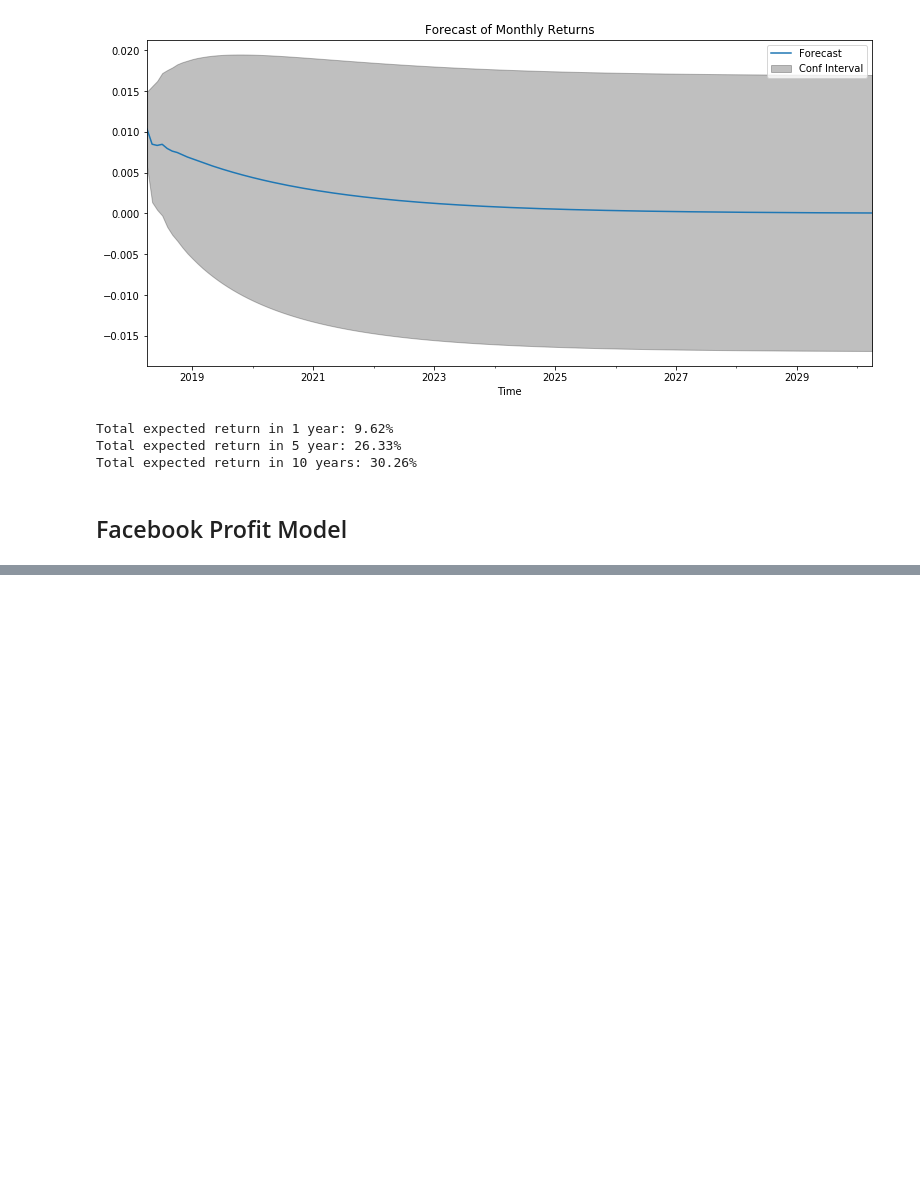
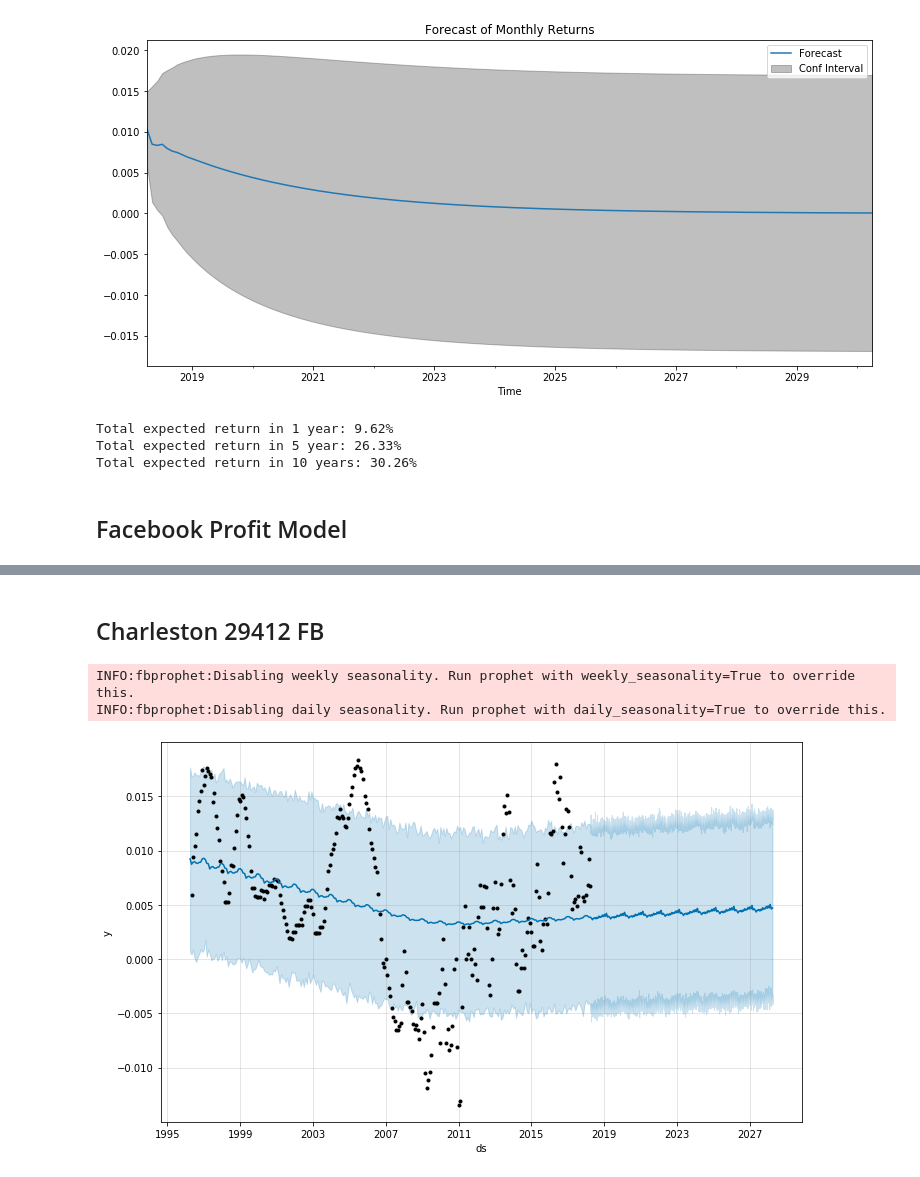
Before and after one commit to k0marrr1/Time_Series_Zillow, a Jupyter notebook: Project.ipynb, the cells around one changed output, grey strips where cells are left out. Drawn from its saved outputs; the diff is of its cells as text; code cells hidden in the pictures; blank space fills up the shorter version.

```diff
--- a/Project.ipynb
+++ b/Project.ipynb
@@ -764,0 +834,13 @@ Total expected return in 10 years: 30.26%
+# %% [markdown]
+## Charleston 29412 FB
+# %%
+from fbprophet import Prophet
+prophet = Prophet(seasonality_mode = 'multiplicative').fit(dfs_ts[1])
+
+future = prophet.make_future_dataframe(periods=3652)
+fcst = prophet.predict(future)
+fig = prophet.plot(fcst)
+# %% [output]
+INFO:fbprophet:Disabling weekly seasonality. Run prophet with weekly_seasonality=True to override this.
+INFO:fbprophet:Disabling daily seasonality. Run prophet with daily_seasonality=True to override this.
+[figure, added]
```
Also changed, not shown: parts of 32 cells of this notebook.
